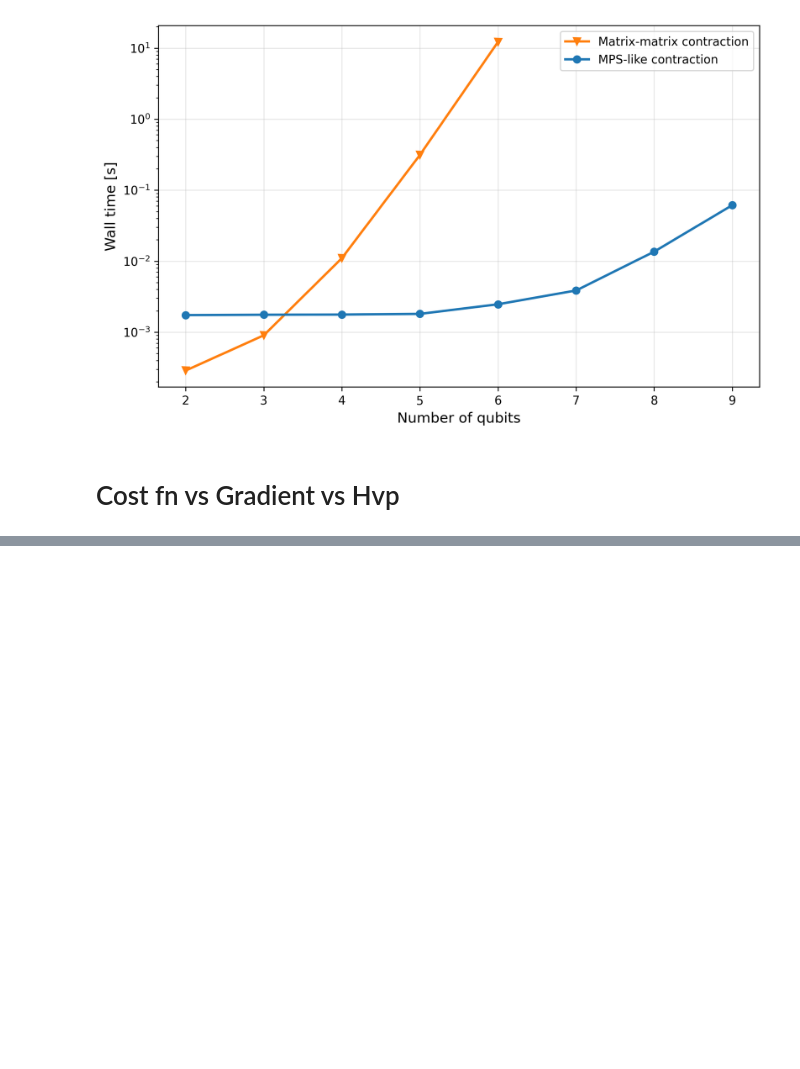
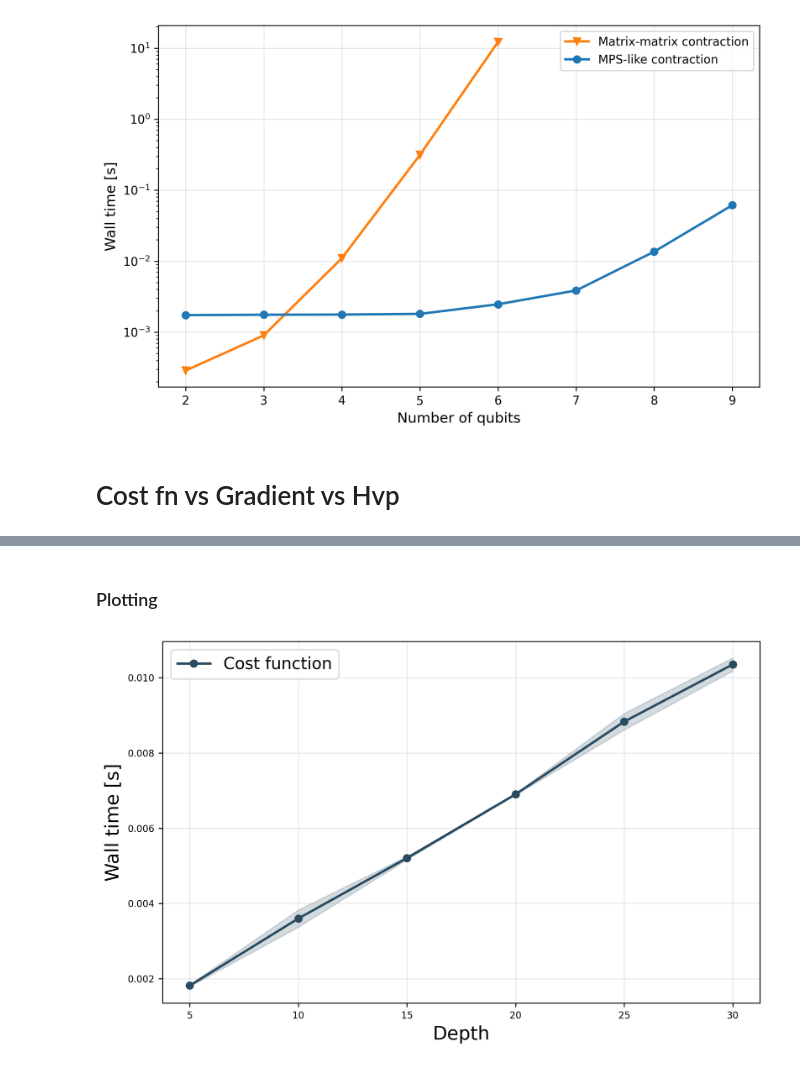
Before and after one commit to EmilianoG-byte/iqm-benchmarks, a Jupyter notebook: playground/aps_presentation/complexity_comparison.ipynb, the cells around one changed output, grey strips where cells are left out. Cells and saved outputs as stored; diff of their text form; code cells hidden in the pictures; blank space fills up the shorter version.

```diff
--- a/playground/aps_presentation/complexity_comparison.ipynb
+++ b/playground/aps_presentation/complexity_comparison.ipynb
@@ -226,0 +335,7 @@ plt.show()
+# %%
+timing_cost_depth0 = %timeit -o contract_mps_general_povm(**tensors_depths[0])
+timing_cost_depth1 = %timeit -o contract_mps_general_povm(**tensors_depths[1])
+timing_cost_depth2 = %timeit -o contract_mps_general_povm(**tensors_depths[2])
+timing_cost_depth3 = %timeit -o contract_mps_general_povm(**tensors_depths[3])
+timing_cost_depth4 = %timeit -o contract_mps_general_povm(**tensors_depths[4])
+timing_cost_depth5 = %timeit -o contract_mps_general_povm(**tensors_depths[5])
@@ -226,0 +349,22 @@ plt.show()
+# %% [markdown]
+### Plotting
+# %%
+timings_depths = [timing_cost_depth0, timing_cost_depth1, timing_cost_depth2, timing_cost_depth3, timing_cost_depth4, timing_cost_depth5]
+
+tuples_depths = [(time.average, time.stdev) for time in timings_depths]
+
+wall_times_depths = {
+    r"Cost function": tuples_depths}
+# %%
+plot_wall_time(
+    time_data=wall_times_depths,
+    x_values=depth_list,
+    xlabel="Depth",
+    logscale=None,
+    title=None,
+    label_fontsize=16,
+    legend_fontsize=14,
+    legend_loc="upper left"
+)
+# %% [output]
+[figure, added]
```
Also changed, not shown: parts of 18 cells of this notebook.
